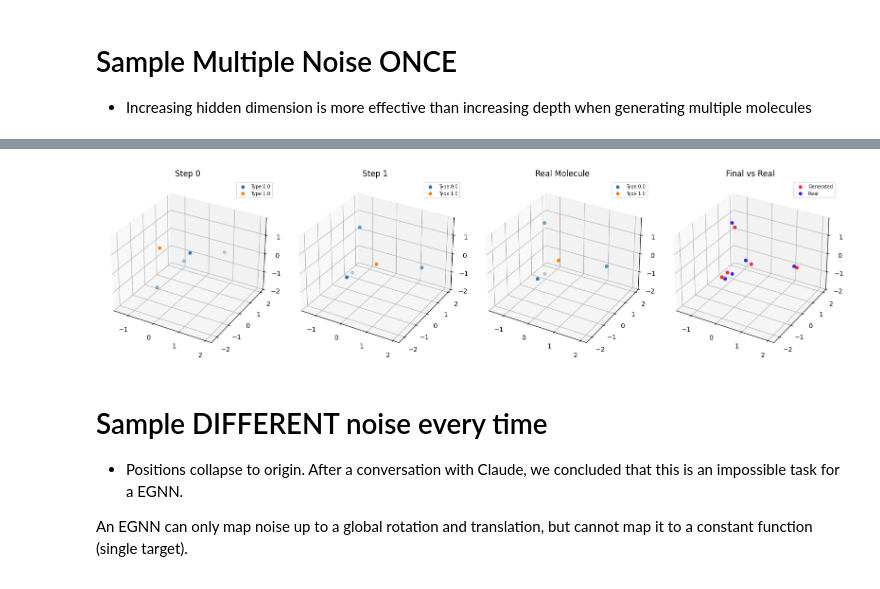
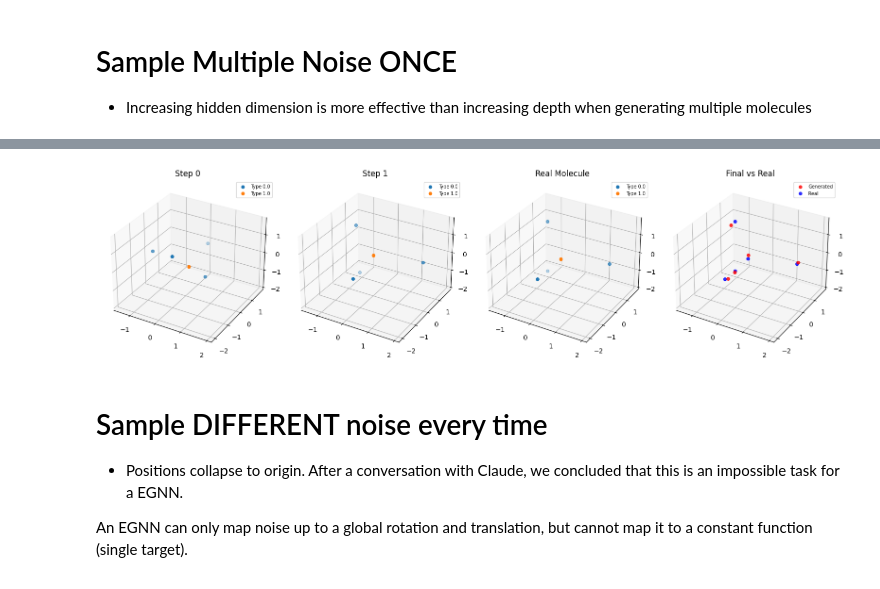
Before and after one commit to edovergna/equi-drifting, a Jupyter notebook: notebooks/gnn_experiment.ipynb, the cells around one changed output, grey strips where cells are left out. Saved outputs shown, nothing was run; the diff lists cells and outputs as text; code cells hidden in the pictures.

```diff
--- a/notebooks/gnn_experiment.ipynb
+++ b/notebooks/gnn_experiment.ipynb
@@ -731,31 +718,40 @@ tensor([1., 1., 1., 1., 1., 1., 1., 1., 1., 1., 1., 1., 1., 1., 1., 1., 1., 1.,
 # %%
+gen_pos, gen_types, pos_list = model(
+    pos_noise, type_noise, dense_edge_index, return_change_in_pos=True
+)
+gen_pos = center_positions_per_mol(gen_pos, batch_vec)
+
+print(gen_types.round().pow(2).sum(dim=1))
+
 gen_pos_flattened = gen_pos.view(N_GEN_MOLS, -1)
 sorted_pos, closest_indices = get_sorted_mols(gen_pos_flattened, real_pos_flattened)
 
-SELECTED_IDX = 9
+SELECTED_IDX = 0
 
 selected_pos_list = []
 for gen_pos_step in pos_list:
-    gen_pos_step_flattened = gen_pos_step.view(N_GEN_MOLS, -1)
-    selected_gen_pos_step = gen_pos_step_flattened[SELECTED_IDX]
-    selected_pos_list.append(selected_gen_pos_step.view(-1, 3))
+    gen_pos_step = gen_pos_step.view(N_GEN_MOLS, -1)
+    ge_pos_step = gen_pos_step[SELECTED_IDX]
+    gen_pos_step = ge_pos_step.view(-1, 3)
+    gen_pos_step = gen_pos_step - gen_pos_step.mean(dim=0)
+    selected_pos_list.append(gen_pos_step)
 
 viz_types = gen_types.reshape(N_GEN_MOLS, -1)
 viz_types = viz_types[closest_indices[SELECTED_IDX]]
 
 viz_types = viz_types.view(-1, NUM_ATOM_TYPES).argmax(dim=1).float()
 real_types_argmax = real_types.view(-1, NUM_ATOM_TYPES).argmax(dim=1).float()
 
 # pos_list is e.g. the trajectory saved during your diffusion reverse process
 visualize_progression_with_real(
     pos_list=selected_pos_list,
     gen_types=viz_types,
     real_pos=real_pos,
     real_types=real_types_argmax,
     max_steps=len(selected_pos_list)
 )
 # %% [output]
-[figure, old version]
+[figure, new version]
 # %% [markdown]
 # Sample DIFFERENT noise every time
 
```
Also changed, not shown: parts of 28 cells of this notebook.
